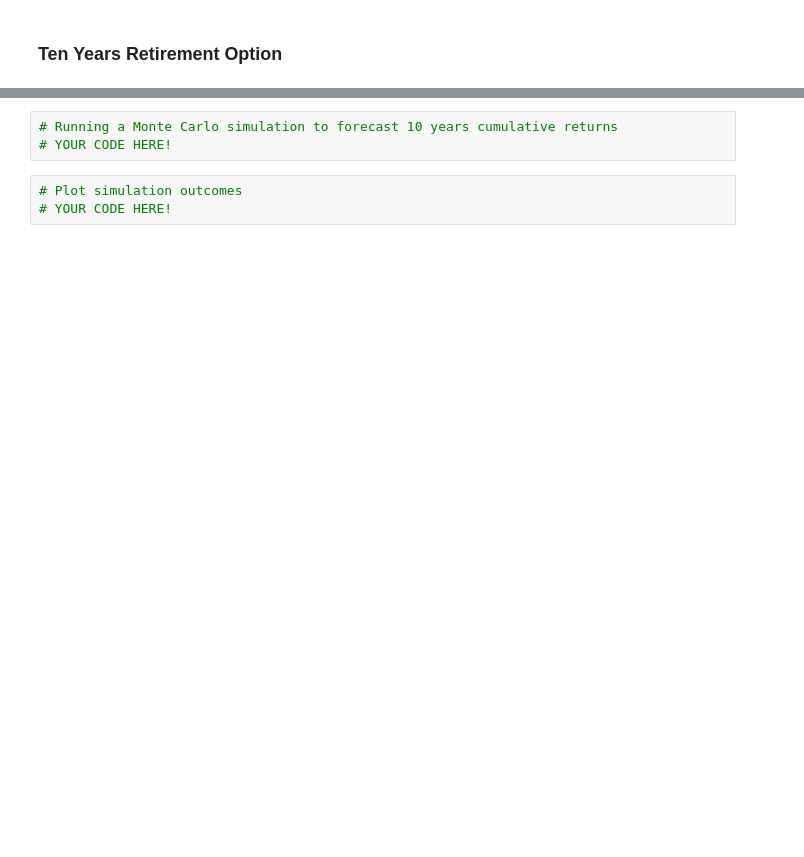
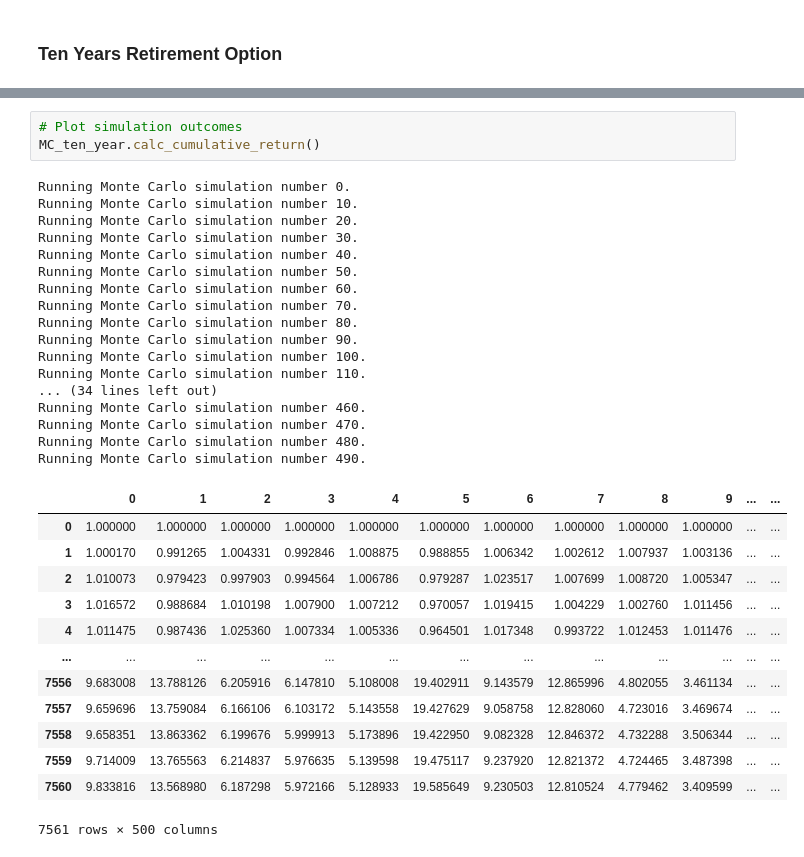
Before and after one commit to kimrodriguezFINTECH/CHALLENGE_5, a Jupyter notebook: financial-planner.ipynb, the cells around one changed output, grey strips where cells are left out. Cells and saved outputs as stored; diff of their text form; blank space fills up the shorter version.

```diff
--- a/financial-planner.ipynb
+++ b/financial-planner.ipynb
@@ -380,8 +458,36 @@ NameError: name 'initial_investment' is not defined
-# %%
-# Running a Monte Carlo simulation to forecast 10 years cumulative returns
-# YOUR CODE HERE!
 # %%
 # Plot simulation outcomes
-# YOUR CODE HERE!
+MC_ten_year.calc_cumulative_return()
+# %% [output]
+Running Monte Carlo simulation number 0.
+Running Monte Carlo simulation number 10.
+Running Monte Carlo simulation number 20.
+Running Monte Carlo simulation number 30.
+Running Monte Carlo simulation number 40.
+Running Monte Carlo simulation number 50.
+Running Monte Carlo simulation number 60.
+Running Monte Carlo simulation number 70.
+Running Monte Carlo simulation number 80.
+Running Monte Carlo simulation number 90.
+Running Monte Carlo simulation number 100.
+Running Monte Carlo simulation number 110.
+... (34 lines left out)
+Running Monte Carlo simulation number 460.
+Running Monte Carlo simulation number 470.
+Running Monte Carlo simulation number 480.
+Running Monte Carlo simulation number 490.
+|  | 0 | 1 | 2 | 3 | 4 | 5 | 6 | 7 | 8 | 9 | ... | ... |
+| 0 | 1.000000 | 1.000000 | 1.000000 | 1.000000 | 1.000000 | 1.000000 | 1.000000 | 1.000000 | 1.000000 | 1.000000 | ... | ... |
+| 1 | 1.000170 | 0.991265 | 1.004331 | 0.992846 | 1.008875 | 0.988855 | 1.006342 | 1.002612 | 1.007937 | 1.003136 | ... | ... |
+| 2 | 1.010073 | 0.979423 | 0.997903 | 0.994564 | 1.006786 | 0.979287 | 1.023517 | 1.007699 | 1.008720 | 1.005347 | ... | ... |
+| 3 | 1.016572 | 0.988684 | 1.010198 | 1.007900 | 1.007212 | 0.970057 | 1.019415 | 1.004229 | 1.002760 | 1.011456 | ... | ... |
+| 4 | 1.011475 | 0.987436 | 1.025360 | 1.007334 | 1.005336 | 0.964501 | 1.017348 | 0.993722 | 1.012453 | 1.011476 | ... | ... |
+| ... | ... | ... | ... | ... | ... | ... | ... | ... | ... | ... | ... | ... |
+| 7556 | 9.683008 | 13.788126 | 6.205916 | 6.147810 | 5.108008 | 19.402911 | 9.143579 | 12.865996 | 4.802055 | 3.461134 | ... | ... |
+| 7557 | 9.659696 | 13.759084 | 6.166106 | 6.103172 | 5.143558 | 19.427629 | 9.058758 | 12.828060 | 4.723016 | 3.469674 | ... | ... |
+| 7558 | 9.658351 | 13.863362 | 6.199676 | 5.999913 | 5.173896 | 19.422950 | 9.082328 | 12.846372 | 4.732288 | 3.506344 | ... | ... |
+| 7559 | 9.714009 | 13.765563 | 6.214837 | 5.976635 | 5.139598 | 19.475117 | 9.237920 | 12.821372 | 4.724465 | 3.487398 | ... | ... |
+| 7560 | 9.833816 | 13.568980 | 6.187298 | 5.972166 | 5.128933 | 19.585649 | 9.230503 | 12.810524 | 4.779462 | 3.409599 | ... | ... |
+7561 rows × 500 columns
 # %%
 # Plot probability distribution and confidence intervals
```
Also changed, not shown: parts of 23 cells of this notebook.
